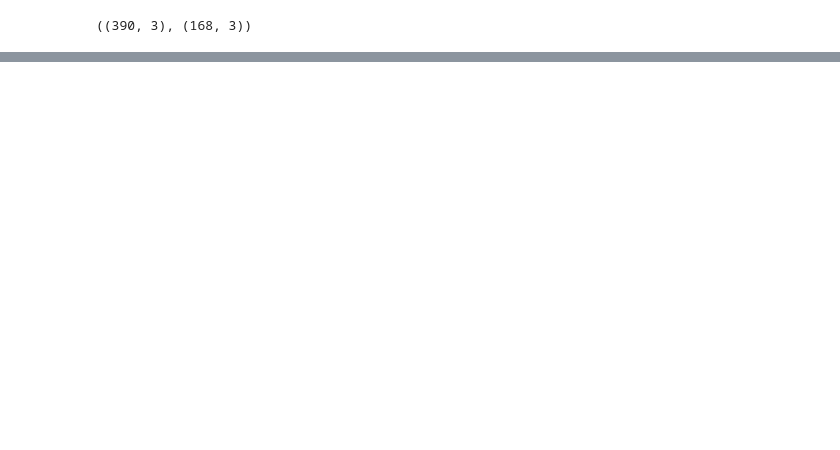
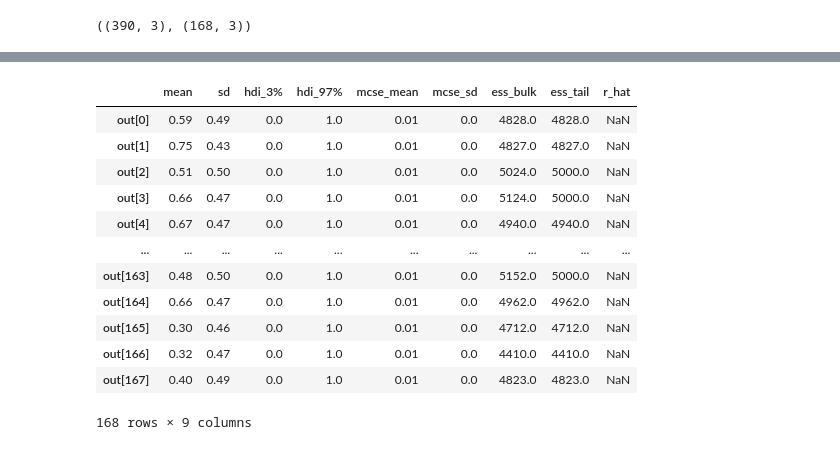
Before and after one commit to manuel-labbe/practica, a Jupyter notebook: modelos.ipynb, the cells around one changed output, grey strips where cells are left out. Saved outputs shown, nothing was run; the diff lists cells and outputs as text; code cells hidden in the pictures; blank space fills up the shorter version.

```diff
--- a/modelos.ipynb
+++ b/modelos.ipynb
@@ -332,9 +332,9 @@ def bayesian_regression_tree(input, output):
         p = pm.Deterministic(
             'p',
             pm.math.invlogit(
-                intercept + input[:,0]*beta + input[:,1]*beta2 + input[:,2]*beta3)) #+
-                #(input[:,1]**2)*alpha**2 + (input[:,2]**2)*alpha2**2 + (input[:,0]**2)*alpha3**2 +
-                #(input[:,1]**2)*alpha4**3 + (input[:,2]**2)*alpha5**3 + (input[:,0]**2)*alpha6**3))
+                intercept + input[:,0]*beta + input[:,1]*beta2 + input[:,2]*beta3 +
+                (input[:,1]**2)*alpha**2 + (input[:,2]**2)*alpha2**2 + (input[:,0]**2)*alpha3**2 +
+                (input[:,1]**2)*alpha4**3 + (input[:,2]**3)*alpha5**3 + (input[:,0]**3)*alpha6**3))
         final = pm.Bernoulli('out',p , observed = observed, dims='obs_id')
 
     return model
@@ -345,7 +345,8 @@ with bayesian_regression_tree:
     start = pm.find_MAP()
     #hessian_inv = np.linalg.inv(pm.find_hessian(start, model=bayesian_regression_tree))
     #approx = pm.fit(n=10_000, start=start)
-    trace = pm.sample(draws=5000, start = start)# nuts_sampler_kwargs={'hess_inv': hessian_inv})
+    step = pm.Metropolis()
+    trace = pm.sample(draws=5000, step = step, start = start)# nuts_sampler_kwargs={'hess_inv': hessian_inv})
 
 with bayesian_regression_tree:
     pm.set_data(new_data={"input": X_test})
@@ -377,2 +398,3 @@ print(f"Accuracy = {(y_test == pred.values).mean() * 100}%")
 # %%
-az.summary(ppc)
+az.summary(ppc).round(2)
+# %% [output]
@@ -378,0 +402,13 @@ az.summary(ppc)
+|  | mean | sd | hdi_3% | hdi_97% | mcse_mean | mcse_sd | ess_bulk | ess_tail | r_hat |
+| out[0] | 0.59 | 0.49 | 0.0 | 1.0 | 0.01 | 0.0 | 4828.0 | 4828.0 | NaN |
+| out[1] | 0.75 | 0.43 | 0.0 | 1.0 | 0.01 | 0.0 | 4827.0 | 4827.0 | NaN |
+| out[2] | 0.51 | 0.50 | 0.0 | 1.0 | 0.01 | 0.0 | 5024.0 | 5000.0 | NaN |
+| out[3] | 0.66 | 0.47 | 0.0 | 1.0 | 0.01 | 0.0 | 5124.0 | 5000.0 | NaN |
+| out[4] | 0.67 | 0.47 | 0.0 | 1.0 | 0.01 | 0.0 | 4940.0 | 4940.0 | NaN |
+| ... | ... | ... | ... | ... | ... | ... | ... | ... | ... |
+| out[163] | 0.48 | 0.50 | 0.0 | 1.0 | 0.01 | 0.0 | 5152.0 | 5000.0 | NaN |
+| out[164] | 0.66 | 0.47 | 0.0 | 1.0 | 0.01 | 0.0 | 4962.0 | 4962.0 | NaN |
+| out[165] | 0.30 | 0.46 | 0.0 | 1.0 | 0.01 | 0.0 | 4712.0 | 4712.0 | NaN |
+| out[166] | 0.32 | 0.47 | 0.0 | 1.0 | 0.01 | 0.0 | 4410.0 | 4410.0 | NaN |
+| out[167] | 0.40 | 0.49 | 0.0 | 1.0 | 0.01 | 0.0 | 4823.0 | 4823.0 | NaN |
+168 rows × 9 columns
```
Also changed, not shown: parts of 43 cells of this notebook.
